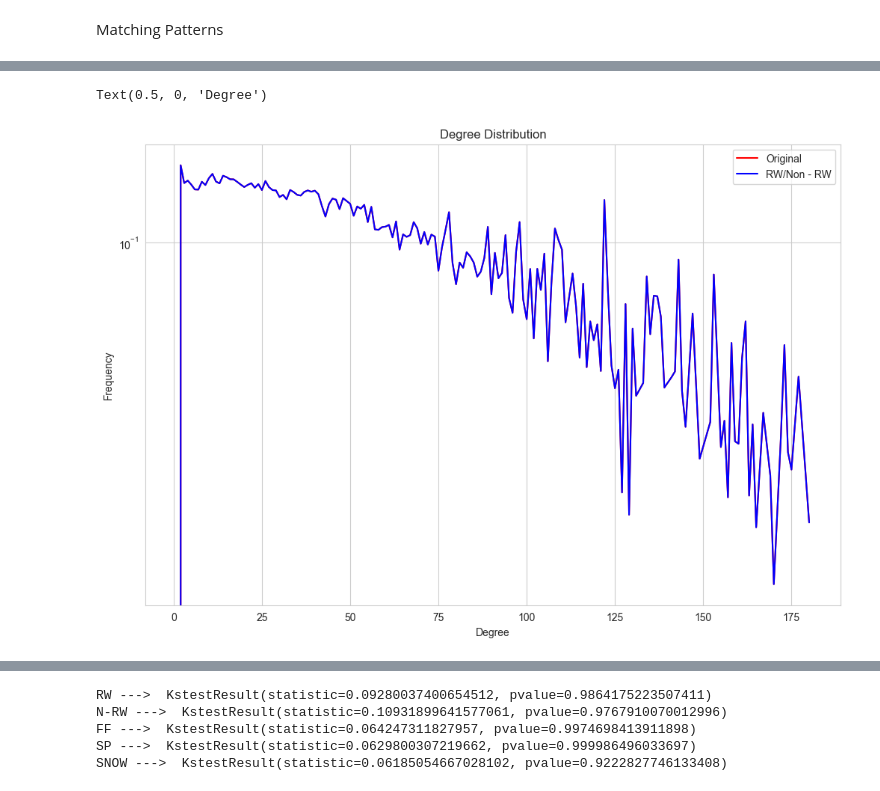
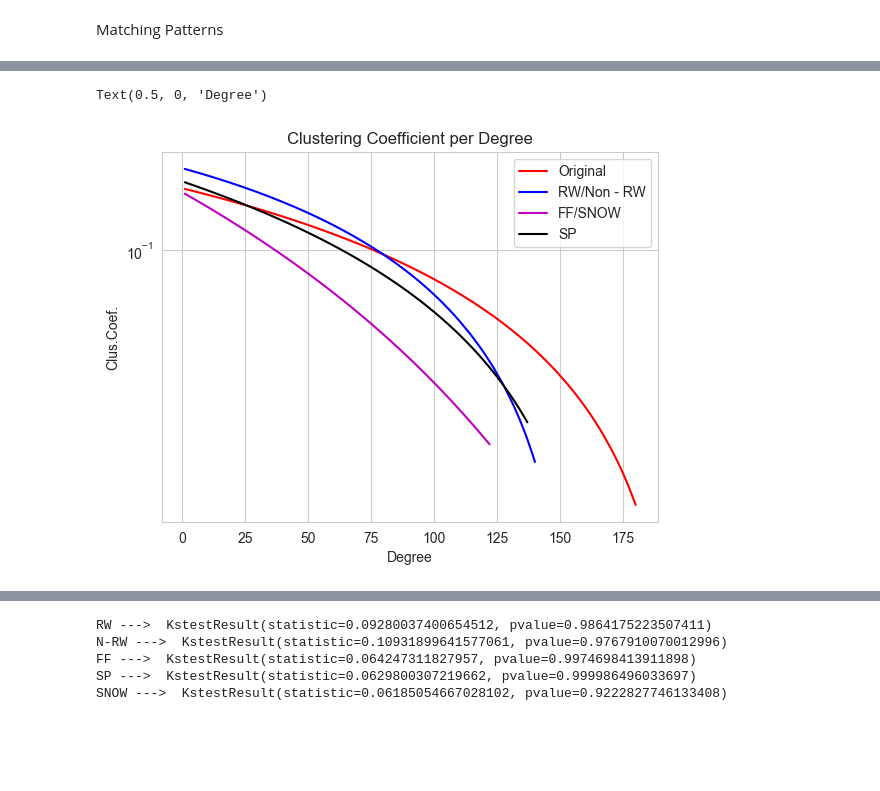
Before and after one commit to kyriakosar/Sampling-from-Networks, a Jupyter notebook: facebook_dataset.ipynb, the cells around one changed output, grey strips where cells are left out. Saved outputs shown, nothing was run; the diff lists cells and outputs as text; code cells hidden in the pictures; blank space fills up the shorter version.

```diff
--- a/facebook_dataset.ipynb
+++ b/facebook_dataset.ipynb
@@ -339,23 +326,54 @@ time.time() - ts
 # %%
-plt.figure(figsize=(12, 8))
-# plt.scatter(degrees, clustering_list, color='red')
-# plt.scatter(degrees1, clustering_list1, color='blue')
-plt.plot(degrees, clustering_list, color='red')
-plt.plot(degrees1, clustering_list1, color='blue')
-# plt.plot(degrees2, clustering_list2, color='green')
-# plt.loglog(degrees,clustering_list, 'b-', label='RW')
-# plt.loglog(degrees1,clustering_list1,'g-', label='Non - RW')
-# plt.loglog(deg3, cnt3, 'k-', label='FF')
-# plt.loglog(deg4, cnt4, 'm-', label='SP')
-# plt.loglog(deg5, cnt5, 'y-', label='SNOW')
-plt.legend(['Original','RW/Non - RW','FF/SNOW','SP'])
-plt.title("Degree Distribution")
-plt.ylabel("Frequency")
-# plt.xscale('log')
-plt.yscale('log')
-plt.xlabel("Degree")
+# plt.figure(figsize=(12, 8))
+# # plt.scatter(degrees, clustering_list, color='red')
+# # plt.scatter(degrees1, clustering_list1, color='blue')
+# plt.plot(degrees[1:], clustering_list[1:], color='red')
+# # plt.plot(degrees1[1:], clustering_list1[1:], color='blue')
+# plt.plot(degrees2[1:], clustering_list2[1:], color='green')
+# # plt.plot(degrees3[1:],clustering_list3[1:],color='black' )
+# plt.plot(degrees4[1:],clustering_list4[1:],'m-',)
+# plt.plot(degrees5[1:],clustering_list5[1:], 'y-')
+# # plt.loglog(deg4, cnt4, 'm-', label='SP')
+# # plt.loglog(deg5, cnt5, 'y-', label='SNOW')
+# plt.legend(['Original','RW/Non - RW','FF/SNOW','SP'])
+# plt.title("Degree Distribution")
+# plt.ylabel("Frequency")
+# # plt.xscale('log')
+# # plt.yscale('log')
+# plt.xlabel("Degree")
-# %% [output]
-Text(0.5, 0, 'Degree')
-[figure, removed]
+# %%
+z = np.polyfit(degrees, clustering_list,2)
+p = np.poly1d(z)
+plt.plot(degrees,p(degrees),"r")
+
+# z = np.polyfit(degrees1, clustering_list1,2)
+# p = np.poly1d(z)
+# plt.plot(degrees1,p(degrees1),"black")
+
+z = np.polyfit(degrees2, clustering_list2,2)
+p = np.poly1d(z)
+plt.plot(degrees2,p(degrees2),"blue")
+
+# z = np.polyfit(degrees3, clustering_list3,2)
+# p = np.poly1d(z)
+# plt.plot(degrees3,p(degrees3),"g")
+
+z = np.polyfit(degrees4, clustering_list4,2)
+p = np.poly1d(z)
+plt.plot(degrees4,p(degrees4),"m")
+
+z = np.polyfit(degrees5, clustering_list5,2)
+p = np.poly1d(z)
+plt.plot(degrees5,p(degrees5),"k")
+
+plt.legend(['Original','RW/Non - RW','FF/SNOW','SP'])
+plt.title("Clustering Coefficient per Degree")
+plt.ylabel("Clus.Coef.")
+# plt.xscale('log')
+plt.yscale('log')
+plt.xlabel("Degree")
+# %% [output]
+Text(0.5, 0, 'Degree')
+[figure, added]
 # %%
 def average_degree_neighbor(G):
```
Also changed, not shown: parts of 18 cells of this notebook.
